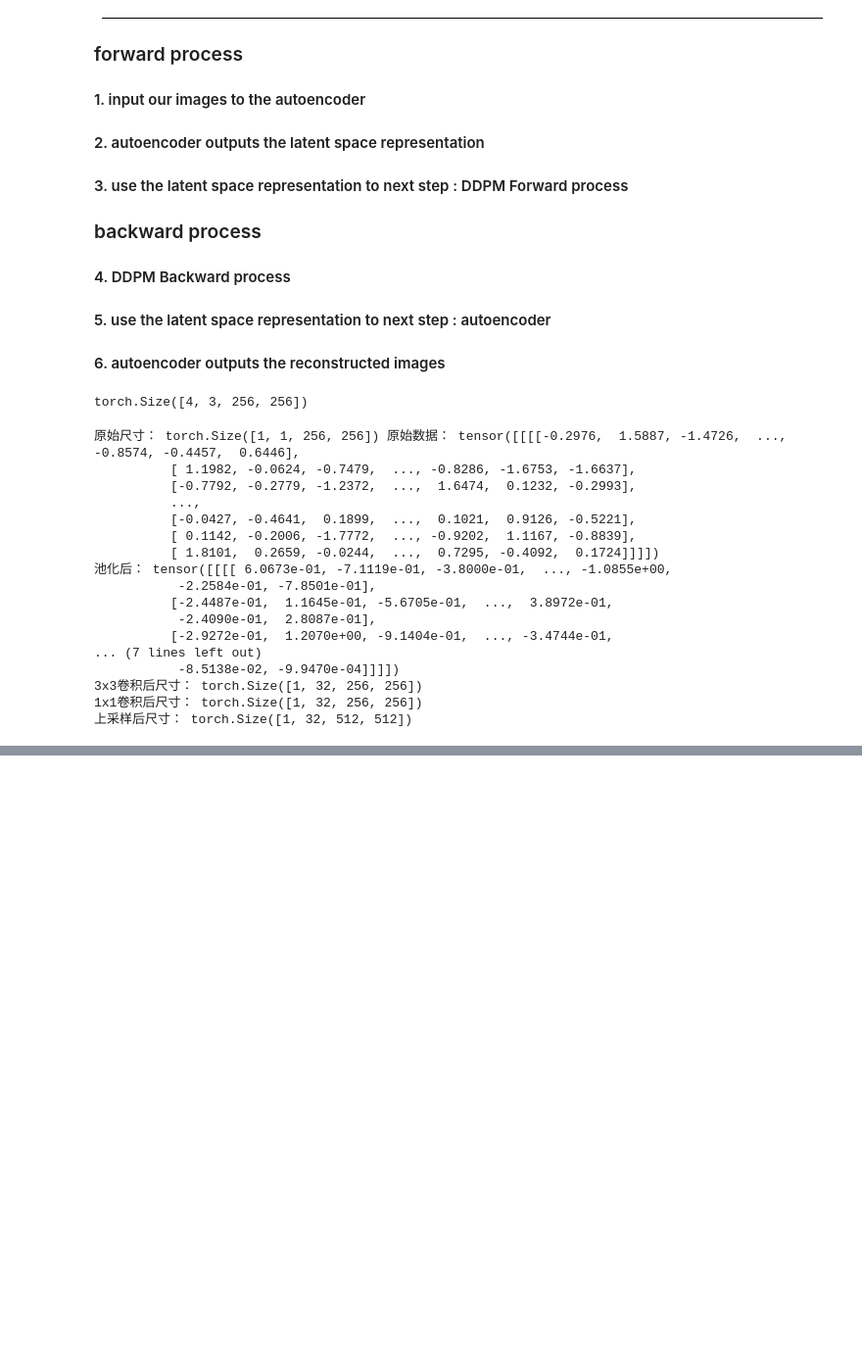
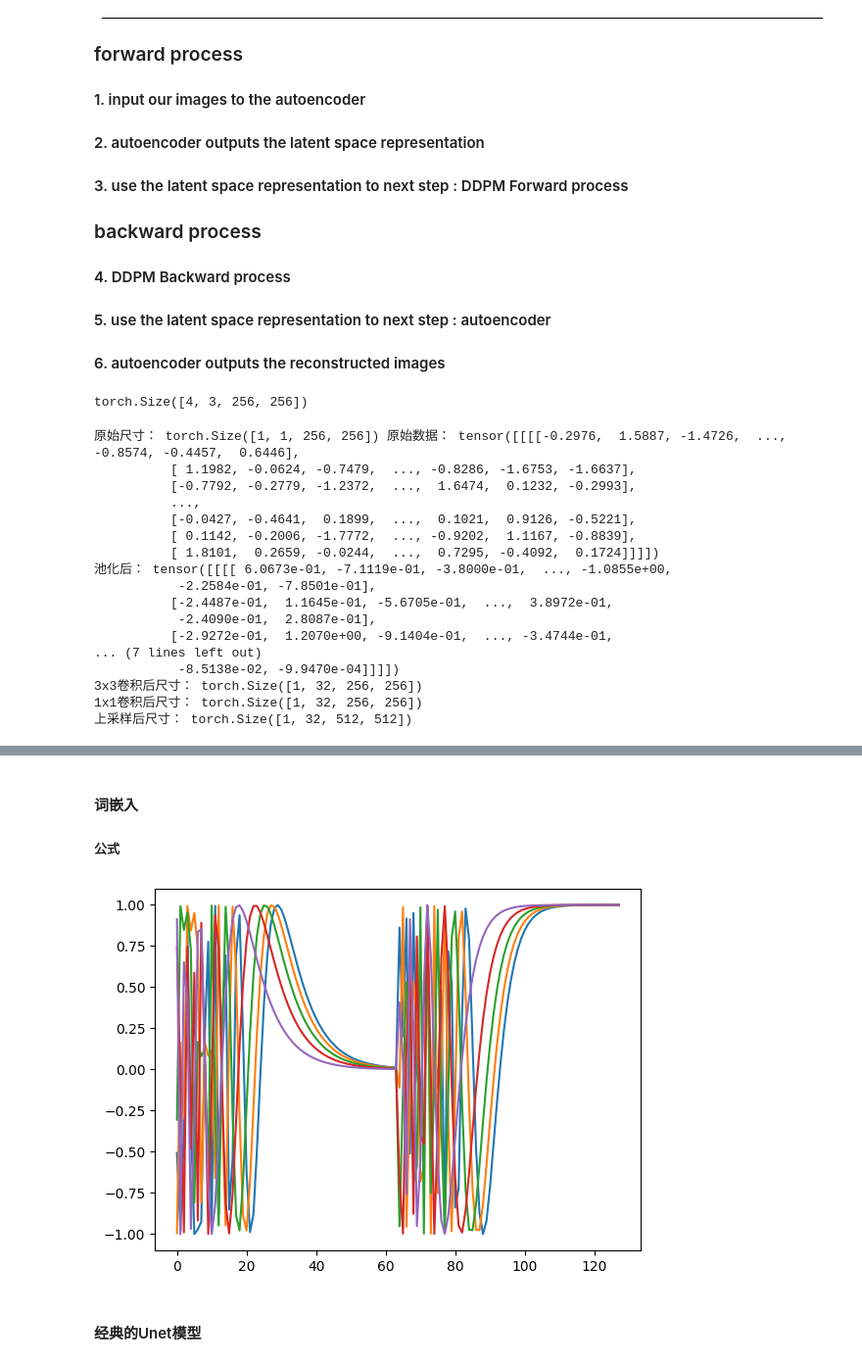
Before and after one commit to nebulaHZH/generate_model_for_medical_images, a Jupyter notebook: latent_diffusion_model.ipynb, the cells around one changed output, grey strips where cells are left out. Shown at 98% size. Drawn from its saved outputs; the diff is of its cells as text; code cells hidden in the pictures; blank space fills up the shorter version.

```diff
--- a/latent_diffusion_model.ipynb
+++ b/latent_diffusion_model.ipynb
@@ -173,0 +289,77 @@ if __name__ == '__main__':
+# %% [markdown]
+####  词嵌入
+
+##### 公式
+# %%
+import torch
+import torch.nn as nn
+
+def timestep(timesteps: torch.Tensor, dim: int, max_period: int = 10000):
+    half = dim // 2
+
+    maxp = torch.tensor(max_period, device=timesteps.device)
+    ex = -torch.log(maxp) * torch.arange(start=0, end=half, dtype=torch.float32, device=timesteps.device)
+    ex = ex / half  # diffuser 中使用的是 half - downscale_freq_shift [1]
+
+    emb = torch.exp(ex)
+    emb = timesteps[:, None].float() * emb[None, :]     # [bs, emb]
+    emb = torch.cat([torch.sin(emb), torch.cos(emb)], dim=-1)
+
+    # pad
+    if dim % 2 == 1:
+        emb = torch.nn.functional.pad(emb, (0, 1, 0, 0))
+    return emb
+
+class TimestepBlock(nn.Module):
+    def __init__(self, in_channels: int, out_channels: int, ts_dims: int):
+        '''
+        channels: 输入/输出通道数
+        '''
+        super(TimestepBlock, self).__init__()
+
+        self.ts_linear = nn.Linear(ts_dims, out_channels)
+
+        self.conv1 = nn.Conv2d(in_channels, out_channels, 3, 1, 1)
+        self.bn1 = nn.BatchNorm2d(out_channels)
+        self.act1 = nn.SiLU()
+
+        self.conv2 = nn.Conv2d(out_channels, out_channels, 3, 1, 1)
+        self.bn2 = nn.BatchNorm2d(out_channels)
+        self.act2 = nn.SiLU()
+
+    def forward(self, x: torch.Tensor, ts: torch.Tensor):
+        '''
+        x: 输入图片
+        ts: timestep
+        '''
+        x_conv_1 = self.conv1(x)
+        t_linear_1 = self.ts_linear(ts)[:, :, None, None]
+
+        x_add_t = torch.add(x_conv_1, t_linear_1)
+
+        x_bn_1 = self.bn1(x_add_t)
+        x_silu_1 = self.act1(x_bn_1)
+
+        x_conv_2 = self.conv2(x_silu_1)
+        x_bn_2 = self.bn2(x_conv_2)
+        x_silu_2 = self.act2(x_bn_2)
+
+        return x_silu_2
+
+
+    # 仅测试用
+if __name__ == "__main__":
+    import sys
+    sys.path.append(r"")
+
+
+    plot_arrays(torch.arange(0, 128),
+                torch.concat([timestep(torch.tensor([100]), 128),
+                              timestep(torch.tensor([80]), 128),
+                              timestep(torch.tensor([60]), 128),
+                              timestep(torch.tensor([40]), 128),
+                              timestep(torch.tensor([20]), 128),
+                              ], dim=0)
+                )
+# %% [output]
+[figure, added]
@@ -173,0 +494,2 @@ if __name__ == '__main__':
+# %% [markdown]
+#### 经典的Unet模型
```
Also changed, not shown: parts of 15 cells of this notebook, 1 other file.
